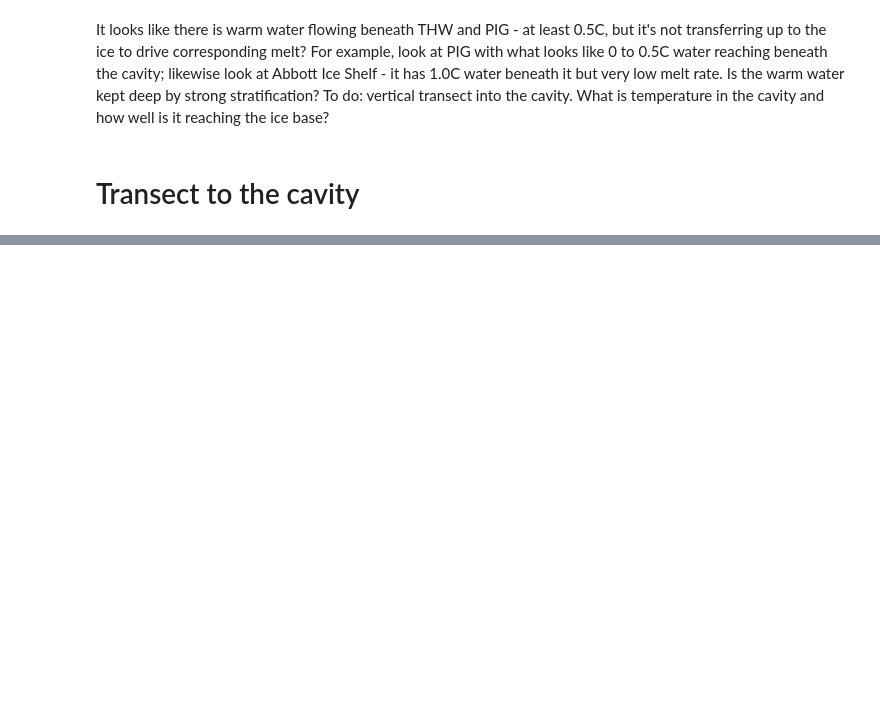
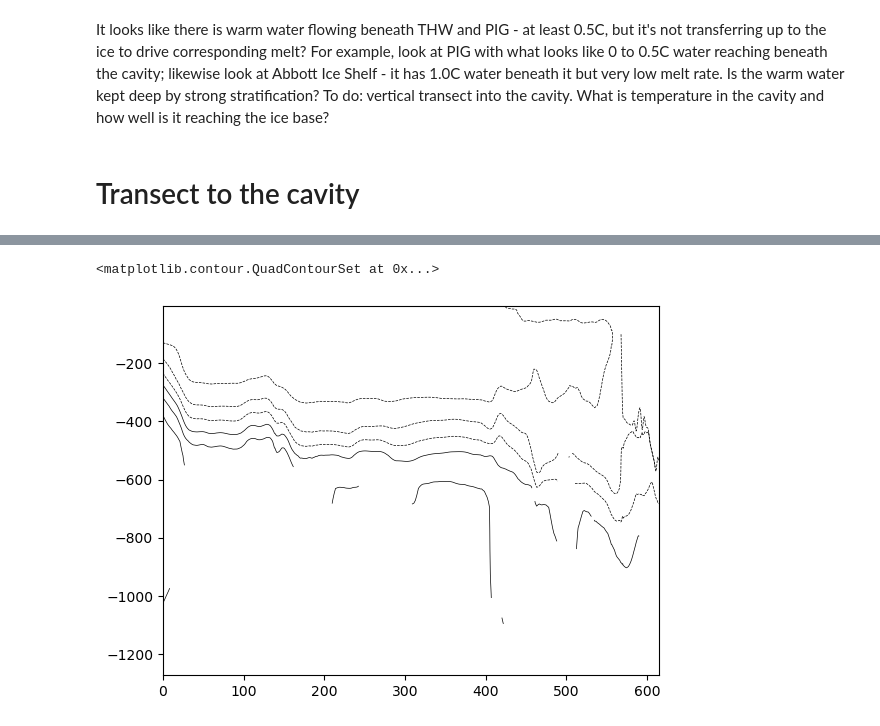
Before and after one commit to claireyung/mom6-panAn-iceshelf-tools, a Jupyter notebook: evaluation/local-melt-evaluation/local-melt-amundsen-eval.ipynb, the cells around one changed output, grey strips where cells are left out. Cells and saved outputs as stored; diff of their text form; code cells hidden in the pictures; blank space fills up the shorter version.

```diff
--- a/evaluation/local-melt-evaluation/local-melt-amundsen-eval.ipynb
+++ b/evaluation/local-melt-evaluation/local-melt-amundsen-eval.ipynb
@@ -376,3 +435,10 @@ plt.colorbar(label="Temperature (°C)")
+# %%
+plt.contour(Xc, Yc, temp_sec.values,
+                levels=[-1.5,-1,-0.5,0,0.5,1],
+                colors='k', linewidths=0.5)
+# %% [output]
+<matplotlib.contour.QuadContourSet at 0x...>
+[figure, added]
 # %%
 
 xx=[-103,-106,-107,-106,-102,-100]
```
Also changed, not shown: parts of 13 cells of this notebook.
